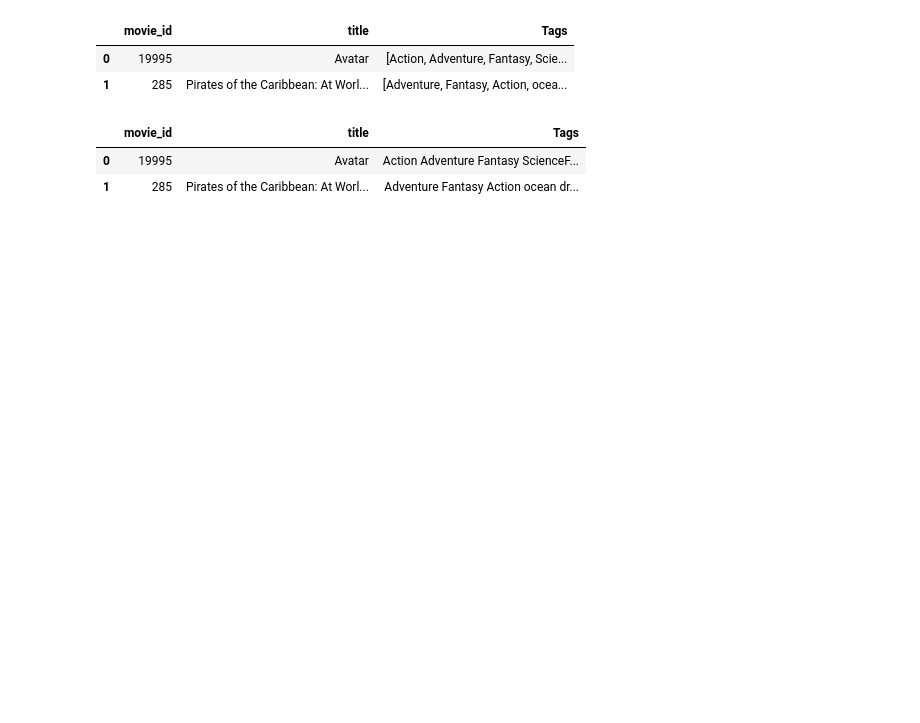
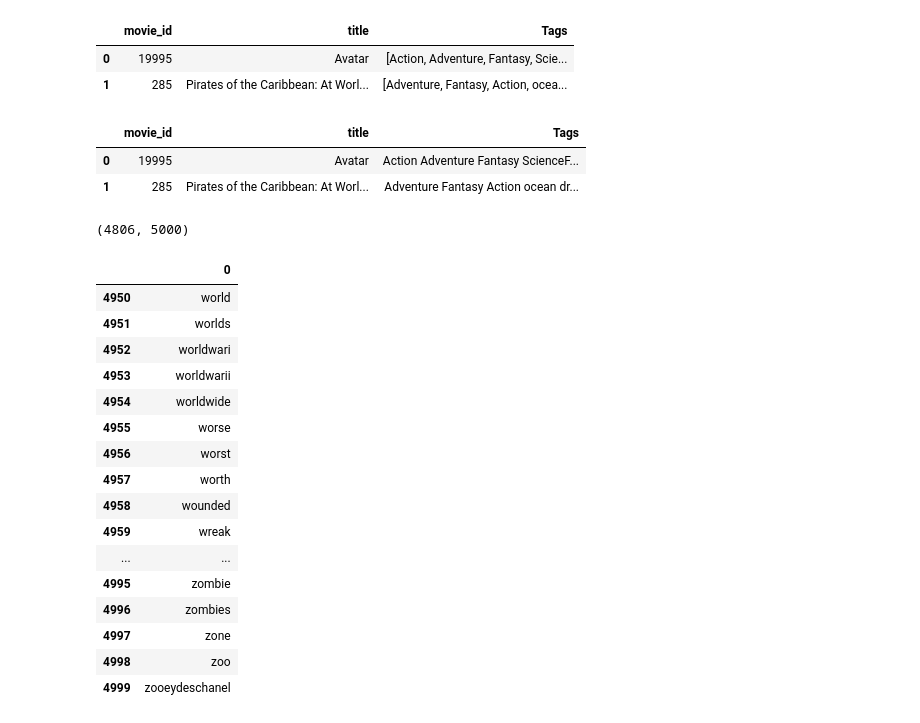
Before and after one commit to Hyper-Infinity/Movie_Recommender_System, a Jupyter notebook: Movie_Recommender_System.ipynb, the cells around one changed output. Drawn from its saved outputs; the diff is of its cells as text; code cells hidden in the pictures; blank space fills up the shorter version.

```diff
--- a/Movie_Recommender_System.ipynb
+++ b/Movie_Recommender_System.ipynb
@@ -298,3 +298,39 @@ df.head(2)
 |  | movie_id | title | Tags |
 | 0 | 19995 | Avatar | Action Adventure Fantasy ScienceF... |
 | 1 | 285 | Pirates of the Caribbean: At Worl... | Adventure Fantasy Action ocean dr... |
+# %%
+df['Tags'] = df['Tags'].apply(lambda x : x.lower())
+# %%
+# To find Similarities between movies we have to convert each movie into kD vector
+
+from sklearn.feature_extraction.text import CountVectorizer
+
+cv = CountVectorizer(max_features = 5000, stop_words = 'english')
+movie_vectors = cv.fit_transform(df['Tags']).toarray()
+# %%
+movie_vectors.shape
+# %% [output]
+(4806, 5000)
+# %%
+pd.set_option('display.max_columns', None)
+pd.set_option('display.max_row', None)
+pd.DataFrame(cv.get_feature_names_out()).tail(50)
+# Problem here is in our data words like loving, loves, loved are different so we have to apply Steming
+# %% [output]
+|  | 0 |
+| 4950 | world |
+| 4951 | worlds |
+| 4952 | worldwari |
+| 4953 | worldwarii |
+| 4954 | worldwide |
+| 4955 | worse |
+| 4956 | worst |
+| 4957 | worth |
+| 4958 | wounded |
+| 4959 | wreak |
+| ... | ... |
+| 4995 | zombie |
+| 4996 | zombies |
+| 4997 | zone |
+| 4998 | zoo |
+| 4999 | zooeydeschanel |
```
Also changed, not shown: parts of 16 cells of this notebook.
